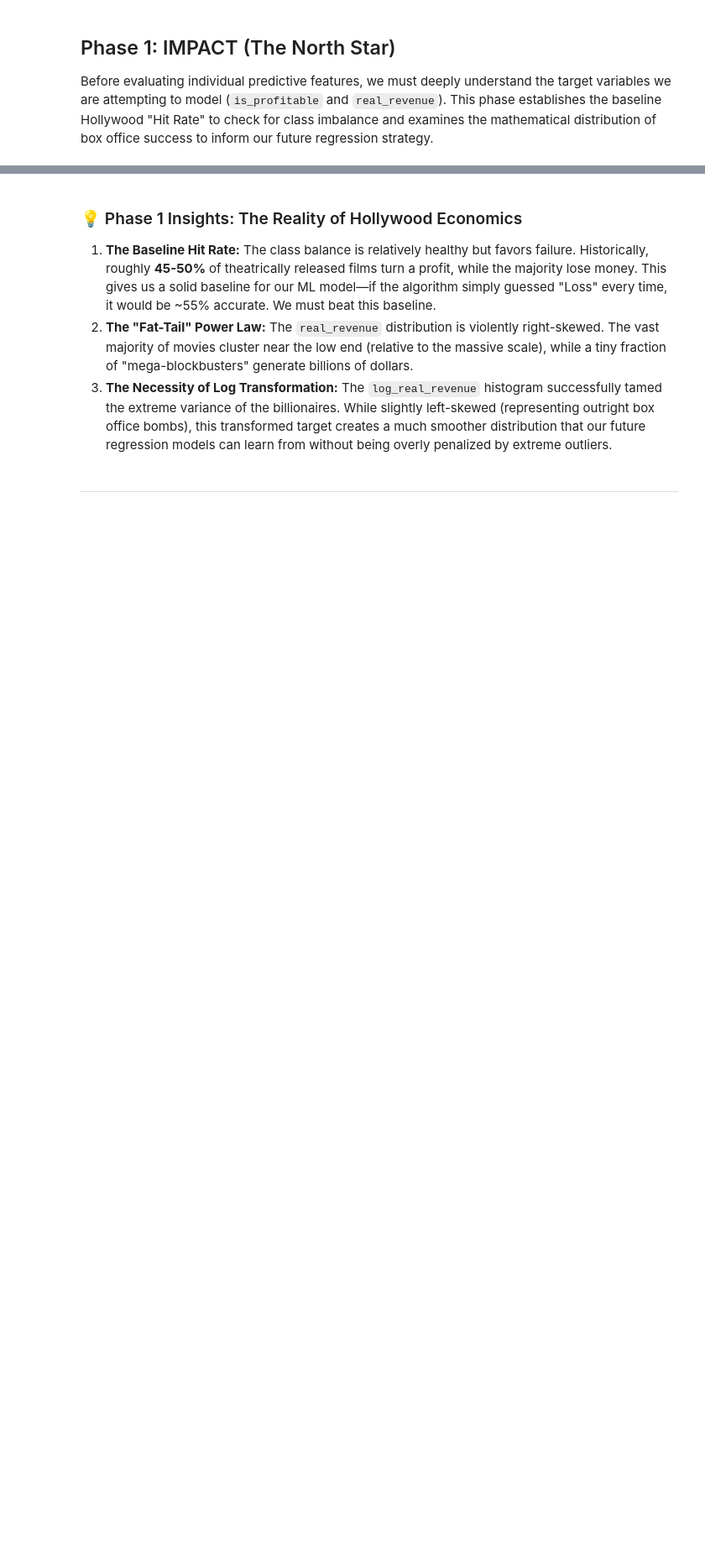
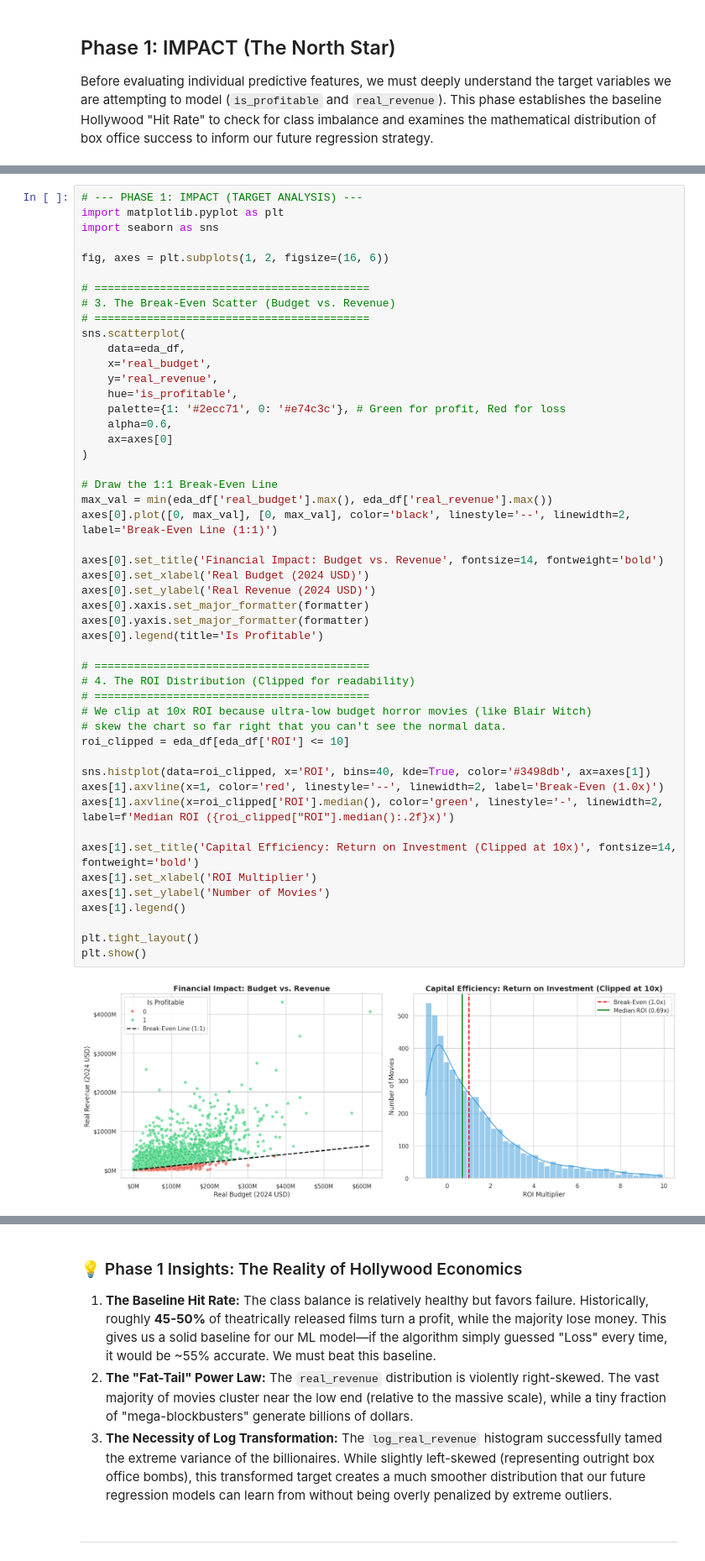
Before and after one commit to JohnnySolo/Data-Analysis-Project---Blockbuster-Movies, a Jupyter notebook: EDA_Notebook_4th_edition.ipynb, the cells around one changed output, grey strips where cells are left out. Shown at 84% size. Drawn from its saved outputs; the diff is of its cells as text; blank space fills up the shorter version.

```diff
--- a/EDA_Notebook_4th_edition.ipynb
+++ b/EDA_Notebook_4th_edition.ipynb
@@ -107,4 +110,55 @@ Initiating Phase 1 Analysis on 5,329 movies...
 Passing `palette` without assigning `hue` is deprecated and will be removed in v0.14.0. Assign the `x` variable to `hue` and set `legend=False` for the same effect.
 [figure]
 [figure]
+# %%
+# --- PHASE 1: IMPACT (TARGET ANALYSIS) ---
+import matplotlib.pyplot as plt
+import seaborn as sns
+
+fig, axes = plt.subplots(1, 2, figsize=(16, 6))
+
+# ==========================================
+# 3. The Break-Even Scatter (Budget vs. Revenue)
+# ==========================================
+sns.scatterplot(
+    data=eda_df,
+    x='real_budget',
+    y='real_revenue',
+    hue='is_profitable',
+    palette={1: '#2ecc71', 0: '#e74c3c'}, # Green for profit, Red for loss
+    alpha=0.6,
+    ax=axes[0]
+)
+
+# Draw the 1:1 Break-Even Line
+max_val = min(eda_df['real_budget'].max(), eda_df['real_revenue'].max())
+axes[0].plot([0, max_val], [0, max_val], color='black', linestyle='--', linewidth=2, label='Break-Even Line (1:1)')
+
+axes[0].set_title('Financial Impact: Budget vs. Revenue', fontsize=14, fontweight='bold')
+axes[0].set_xlabel('Real Budget (2024 USD)')
+axes[0].set_ylabel('Real Revenue (2024 USD)')
+axes[0].xaxis.set_major_formatter(formatter)
+axes[0].yaxis.set_major_formatter(formatter)
+axes[0].legend(title='Is Profitable')
+
+# ==========================================
+# 4. The ROI Distribution (Clipped for readability)
+# ==========================================
+# We clip at 10x ROI because ultra-low budget horror movies (like Blair Witch)
+# skew the chart so far right that you can't see the normal data.
+roi_clipped = eda_df[eda_df['ROI'] <= 10]
+
+sns.histplot(data=roi_clipped, x='ROI', bins=40, kde=True, color='#3498db', ax=axes[1])
+axes[1].axvline(x=1, color='red', linestyle='--', linewidth=2, label='Break-Even (1.0x)')
+axes[1].axvline(x=roi_clipped['ROI'].median(), color='green', linestyle='-', linewidth=2, label=f'Median ROI ({roi_clipped["ROI"].median():.2f}x)')
+
+axes[1].set_title('Capital Efficiency: Return on Investment (Clipped at 10x)', fontsize=14, fontweight='bold')
+axes[1].set_xlabel('ROI Multiplier')
+axes[1].set_ylabel('Number of Movies')
+axes[1].legend()
+
+plt.tight_layout()
+plt.show()
+# %% [output]
+[figure, added]
 # %%
```
Also changed, not shown: parts of 8 cells of this notebook.
